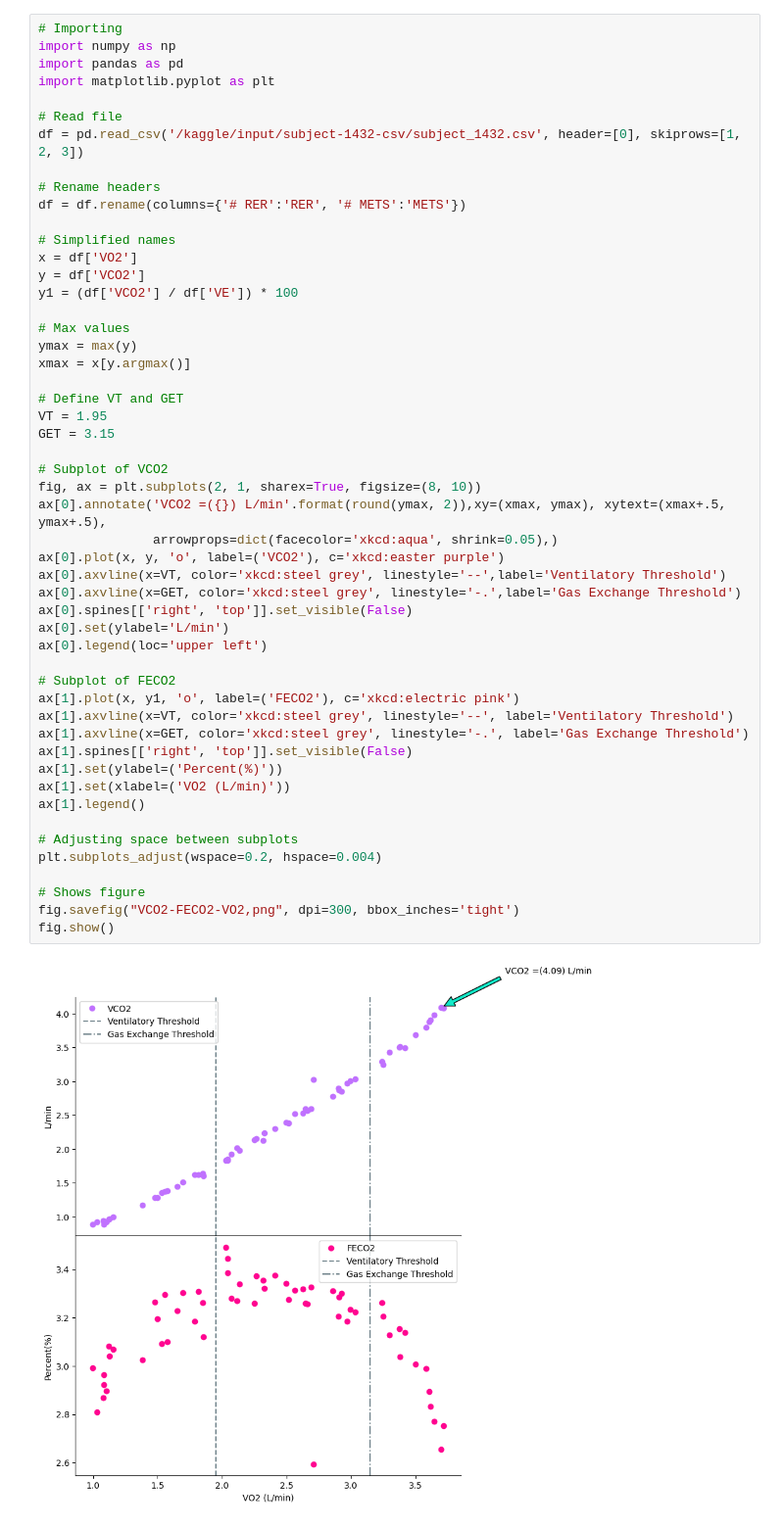
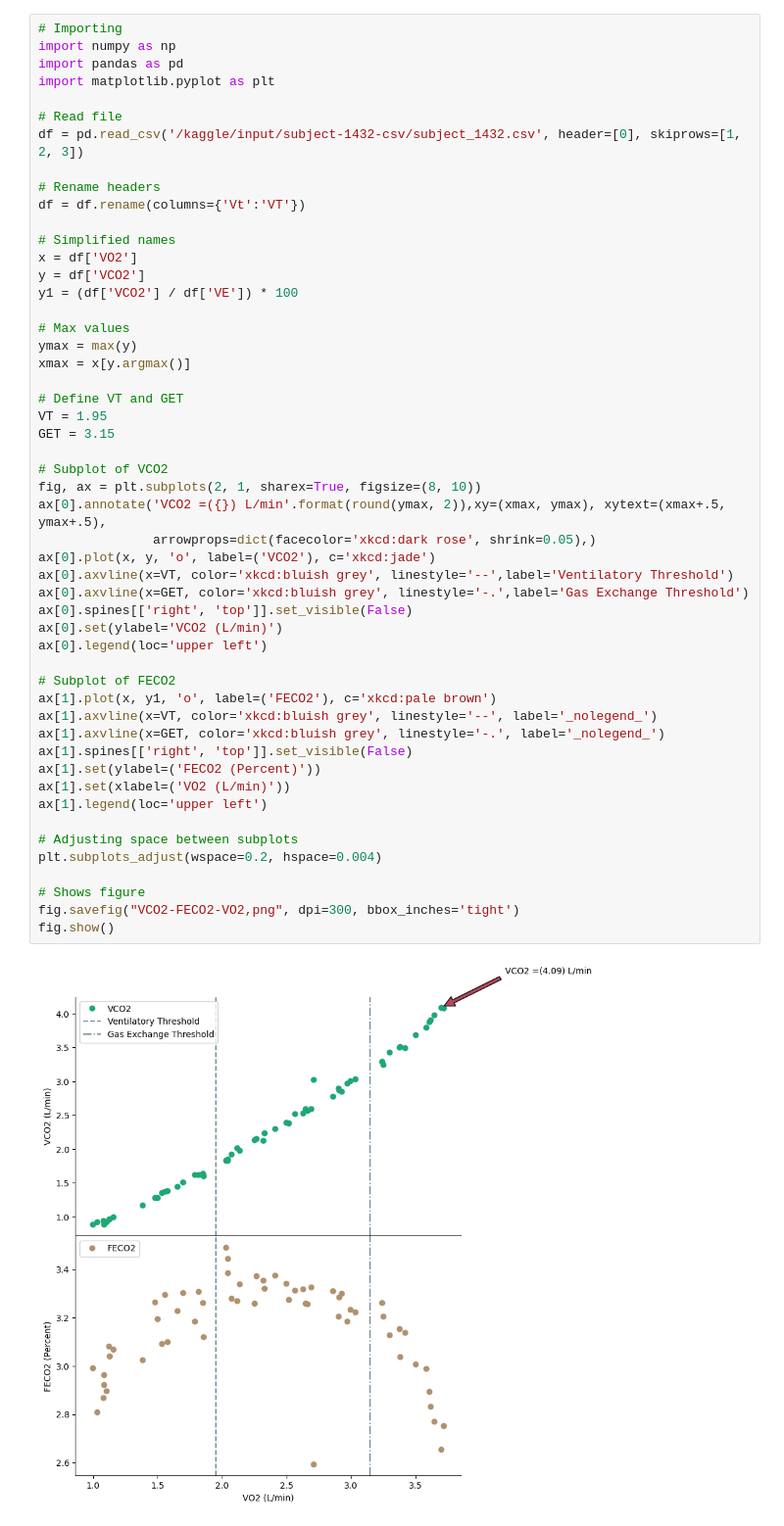
Before and after one commit to LogMac33/KNES381_GitHub, a Jupyter notebook: Python_Project.ipynb, the cells around one changed output. Shown: that part at 98% size. Saved outputs shown, nothing was run; the diff lists cells and outputs as text.

```diff
--- a/Python_Project.ipynb
+++ b/Python_Project.ipynb
@@ -8,46 +8,46 @@ import matplotlib.pyplot as plt
 df = pd.read_csv('/kaggle/input/subject-1432-csv/subject_1432.csv', header=[0], skiprows=[1, 2, 3])
 
 # Rename headers
-df = df.rename(columns={'# RER':'RER', '# METS':'METS'})
+df = df.rename(columns={'Vt':'VT'})
 
 # Simplified names
 x = df['VO2']
 y = df['VCO2']
 y1 = (df['VCO2'] / df['VE']) * 100
 
 # Max values
 ymax = max(y)
 xmax = x[y.argmax()]
 
 # Define VT and GET
 VT = 1.95
 GET = 3.15
 
 # Subplot of VCO2
 fig, ax = plt.subplots(2, 1, sharex=True, figsize=(8, 10))
 ax[0].annotate('VCO2 =({}) L/min'.format(round(ymax, 2)),xy=(xmax, ymax), xytext=(xmax+.5, ymax+.5),
-               arrowprops=dict(facecolor='xkcd:aqua', shrink=0.05),)
-ax[0].plot(x, y, 'o', label=('VCO2'), c='xkcd:easter purple')
-ax[0].axvline(x=VT, color='xkcd:steel grey', linestyle='--',label='Ventilatory Threshold')
-ax[0].axvline(x=GET, color='xkcd:steel grey', linestyle='-.',label='Gas Exchange Threshold')
+               arrowprops=dict(facecolor='xkcd:dark rose', shrink=0.05),)
+ax[0].plot(x, y, 'o', label=('VCO2'), c='xkcd:jade')
+ax[0].axvline(x=VT, color='xkcd:bluish grey', linestyle='--',label='Ventilatory Threshold')
+ax[0].axvline(x=GET, color='xkcd:bluish grey', linestyle='-.',label='Gas Exchange Threshold')
 ax[0].spines[['right', 'top']].set_visible(False)
-ax[0].set(ylabel='L/min')
+ax[0].set(ylabel='VCO2 (L/min)')
 ax[0].legend(loc='upper left')
 
 # Subplot of FECO2
-ax[1].plot(x, y1, 'o', label=('FECO2'), c='xkcd:electric pink')
-ax[1].axvline(x=VT, color='xkcd:steel grey', linestyle='--', label='Ventilatory Threshold')
-ax[1].axvline(x=GET, color='xkcd:steel grey', linestyle='-.', label='Gas Exchange Threshold')
+ax[1].plot(x, y1, 'o', label=('FECO2'), c='xkcd:pale brown')
+ax[1].axvline(x=VT, color='xkcd:bluish grey', linestyle='--', label='_nolegend_')
+ax[1].axvline(x=GET, color='xkcd:bluish grey', linestyle='-.', label='_nolegend_')
 ax[1].spines[['right', 'top']].set_visible(False)
-ax[1].set(ylabel=('Percent(%)'))
+ax[1].set(ylabel=('FECO2 (Percent)'))
 ax[1].set(xlabel=('VO2 (L/min)'))
-ax[1].legend()
+ax[1].legend(loc='upper left')
 
 # Adjusting space between subplots
 plt.subplots_adjust(wspace=0.2, hspace=0.004)
 
 # Shows figure
 fig.savefig("VCO2-FECO2-VO2,png", dpi=300, bbox_inches='tight')
 fig.show()
 # %% [output]
-[figure, old version]
+[figure, new version]
```
